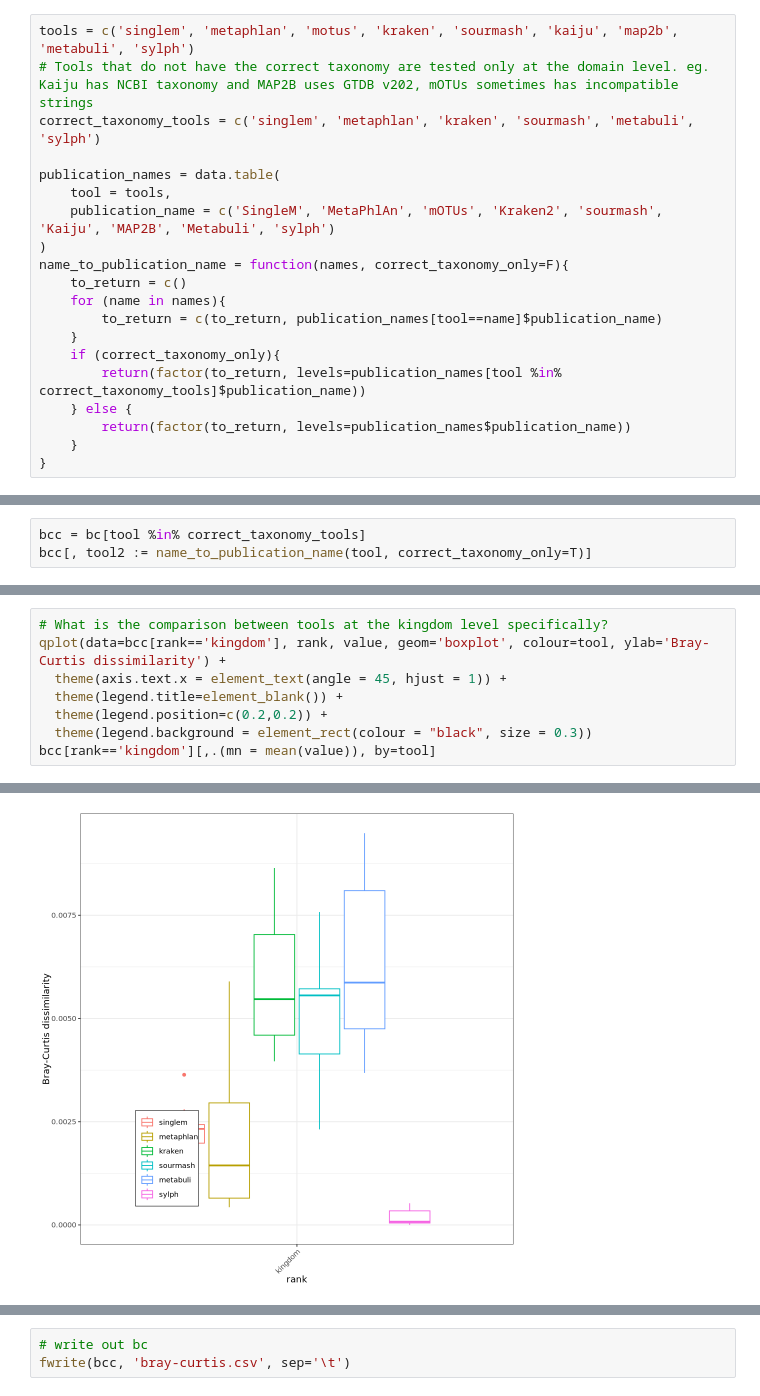
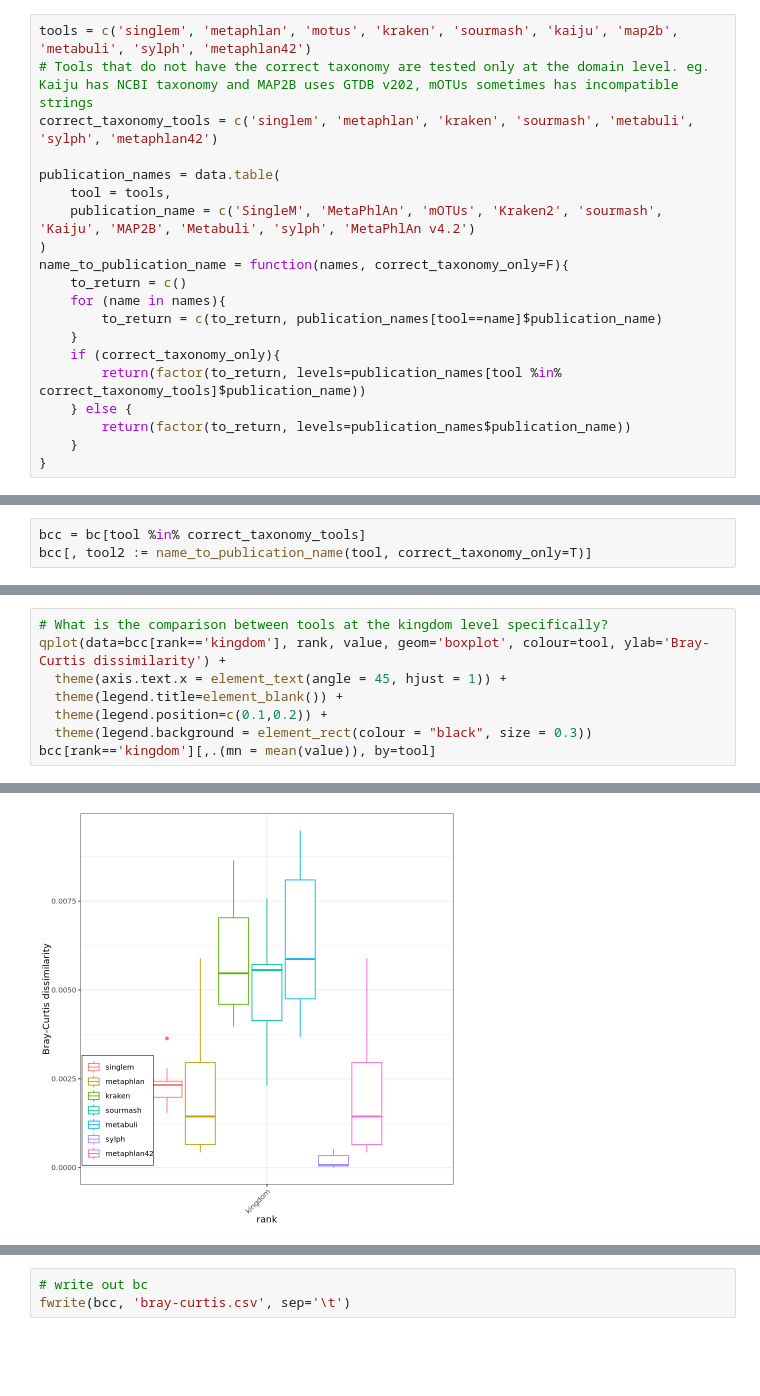
Before and after one commit to timbalam/singlem-benchmarking, a Jupyter notebook: 1_novel_strains/plot.ipynb, the cells around one changed output, grey strips where cells are left out. Drawn from its saved outputs; the diff is of its cells as text; blank space fills up the shorter version.

Commit message:
start to add metaphlan v4.2 to some benchmarks

```diff
--- a/1_novel_strains/plot.ipynb
+++ b/1_novel_strains/plot.ipynb
@@ -3,13 +3,13 @@ library(ggplot2)
 library(data.table)
 theme_set(theme_bw())
 # %%
-tools = c('singlem', 'metaphlan', 'motus', 'kraken', 'sourmash', 'kaiju', 'map2b', 'metabuli', 'sylph')
+tools = c('singlem', 'metaphlan', 'motus', 'kraken', 'sourmash', 'kaiju', 'map2b', 'metabuli', 'sylph', 'metaphlan42')
 # Tools that do not have the correct taxonomy are tested only at the domain level. eg. Kaiju has NCBI taxonomy and MAP2B uses GTDB v202, mOTUs sometimes has incompatible strings
-correct_taxonomy_tools = c('singlem', 'metaphlan', 'kraken', 'sourmash', 'metabuli', 'sylph')
+correct_taxonomy_tools = c('singlem', 'metaphlan', 'kraken', 'sourmash', 'metabuli', 'sylph', 'metaphlan42')
 
 publication_names = data.table(
     tool = tools,
-    publication_name = c('SingleM', 'MetaPhlAn', 'mOTUs', 'Kraken2', 'sourmash', 'Kaiju', 'MAP2B', 'Metabuli', 'sylph')
+    publication_name = c('SingleM', 'MetaPhlAn', 'mOTUs', 'Kraken2', 'sourmash', 'Kaiju', 'MAP2B', 'Metabuli', 'sylph', 'MetaPhlAn v4.2')
 )
 name_to_publication_name = function(names, correct_taxonomy_only=F){
     to_return = c()
@@ -142,7 +152,7 @@ Warning message:
 qplot(data=bcc[rank=='kingdom'], rank, value, geom='boxplot', colour=tool, ylab='Bray-Curtis dissimilarity') +
   theme(axis.text.x = element_text(angle = 45, hjust = 1)) +
   theme(legend.title=element_blank()) +
-  theme(legend.position=c(0.2,0.2)) +
+  theme(legend.position=c(0.1,0.2)) +
   theme(legend.background = element_rect(colour = "black", size = 0.3))
 bcc[rank=='kingdom'][,.(mn = mean(value)), by=tool]
 # %% [output]
@@ -158,4 +169,4 @@ A data.table: 6 × 2
-[figure, old version]
+[figure, new version]
 # %%
 # How much better is singlem than the next best tool?
 means = bcc[rank=='species', list(mn = mean(value)), by=tool][order(-mn)]
```
Also changed, not shown: parts of 13 cells of this notebook, 6 other files.
